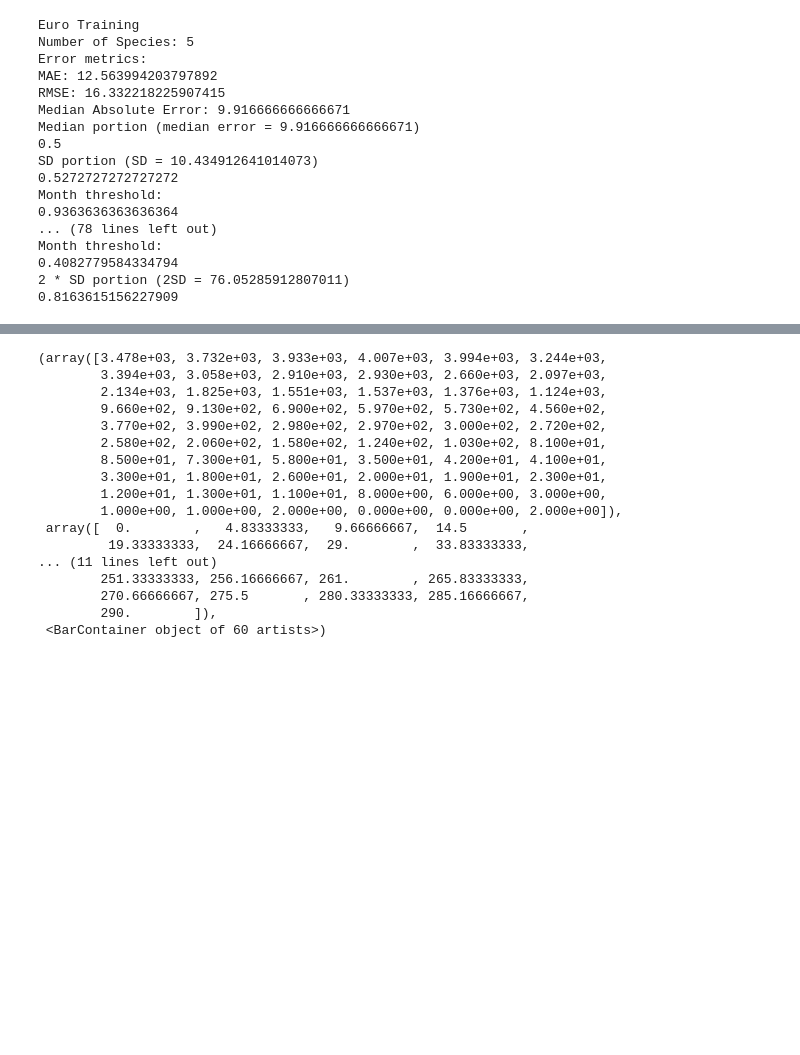
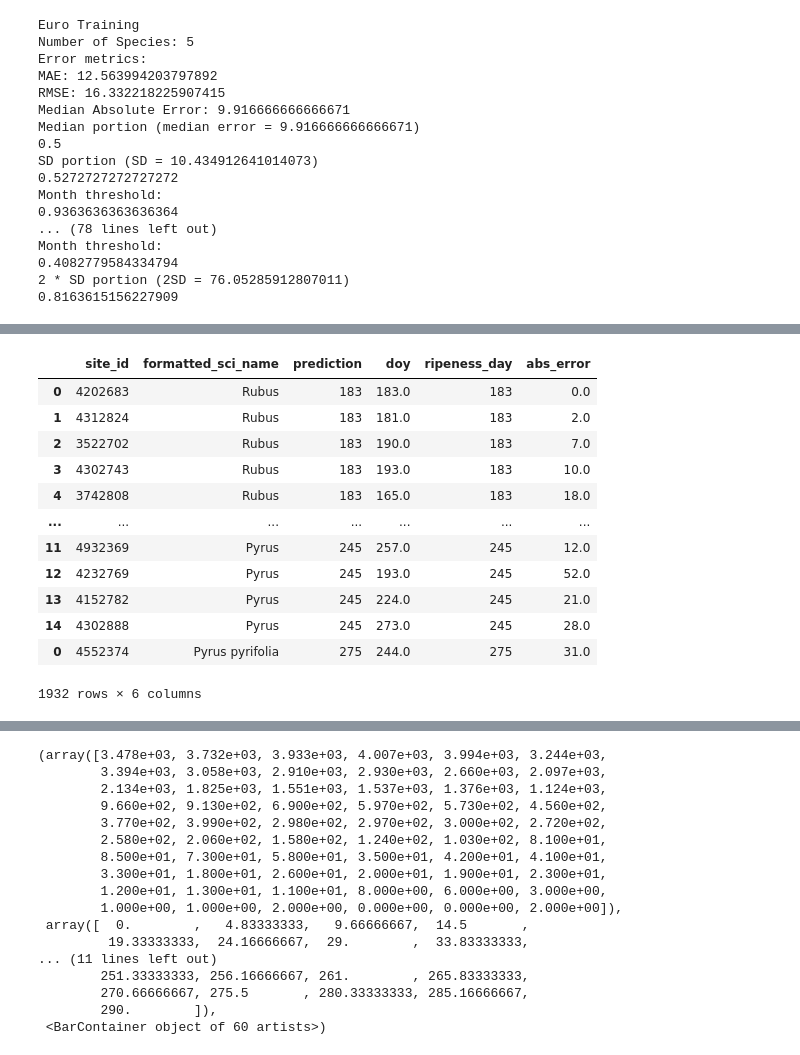
Before and after one commit to falling-fruit/dfg-seasons, a Jupyter notebook: modelling/high_res_models_finalized.ipynb, the cells around one changed output, grey strips where cells are left out. Cells and saved outputs as stored; diff of their text form; code cells hidden in the pictures; blank space fills up the shorter version.

```diff
--- a/modelling/high_res_models_finalized.ipynb
+++ b/modelling/high_res_models_finalized.ipynb
@@ -274,7 +274,7 @@ def calc_error_percentile(sample, full_sample):
     print(sample_median)
     print(1 - len(full_sample.query('abs_error < {}'.format(sample_median))) / len(full_sample))
 # %%
-def train_species_models(full_plant_data, full_weather_data, train_threshold=10, test_threshold=5):
+def train_species_models(full_plant_data, full_weather_data, train_threshold=10, test_threshold=1, save_dir='trained_models'):
     # Separate weather data into train and test
     weather_training = full_weather_data[full_weather_data['year'] < high_cutoff_year]
     weather_test = full_weather_data[full_weather_data['year'] >= high_cutoff_year]
@@ -316,8 +316,10 @@ def train_species_models(full_plant_data, full_weather_data, train_threshold=10,
         #print(np.sort(filtered_species_test['site_id'].unique()))
         #print(np.sort(filtered_weather_test['site_id'].unique()))
 
-        predictions = train_ripeness_small(species_train_df, weather_training,
+        model, predictions = train_ripeness_small(species_train_df, weather_training,
                             filtered_species_test, filtered_weather_test)
+
+        save_model
 
         #break
 
@@ -1239,3 +1241,5 @@ making predictions for model ThermalTime
+# %%
+aggressive_training = train_species_models(aggressive_filtered_plants, formatted_weather)
 # %% [markdown]
 ## Model Scoring (Revised Approach)
 # %%
@@ -1278,0 +1287,16 @@ Based on these error metrics, the ideal model is the "Aggressive Training" Model
+# %%
+aggressive_training.drop_duplicates()
+# %% [output]
+|  | site_id | formatted_sci_name | prediction | doy | ripeness_day | abs_error |
+| 0 | 4202683 | Rubus | 183 | 183.0 | 183 | 0.0 |
+| 1 | 4312824 | Rubus | 183 | 181.0 | 183 | 2.0 |
+| 2 | 3522702 | Rubus | 183 | 190.0 | 183 | 7.0 |
+| 3 | 4302743 | Rubus | 183 | 193.0 | 183 | 10.0 |
+| 4 | 3742808 | Rubus | 183 | 165.0 | 183 | 18.0 |
+| ... | ... | ... | ... | ... | ... | ... |
+| 11 | 4932369 | Pyrus | 245 | 257.0 | 245 | 12.0 |
+| 12 | 4232769 | Pyrus | 245 | 193.0 | 245 | 52.0 |
+| 13 | 4152782 | Pyrus | 245 | 224.0 | 245 | 21.0 |
+| 14 | 4302888 | Pyrus | 245 | 273.0 | 245 | 28.0 |
+| 0 | 4552374 | Pyrus pyrifolia | 275 | 244.0 | 275 | 31.0 |
+1932 rows × 6 columns
```
Also changed, not shown: parts of 13 cells of this notebook, 13 other files.
